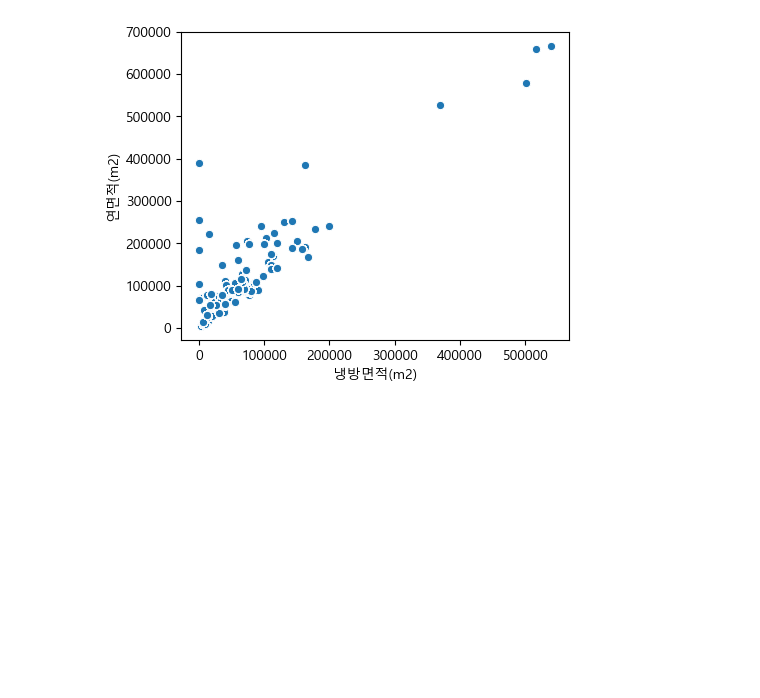
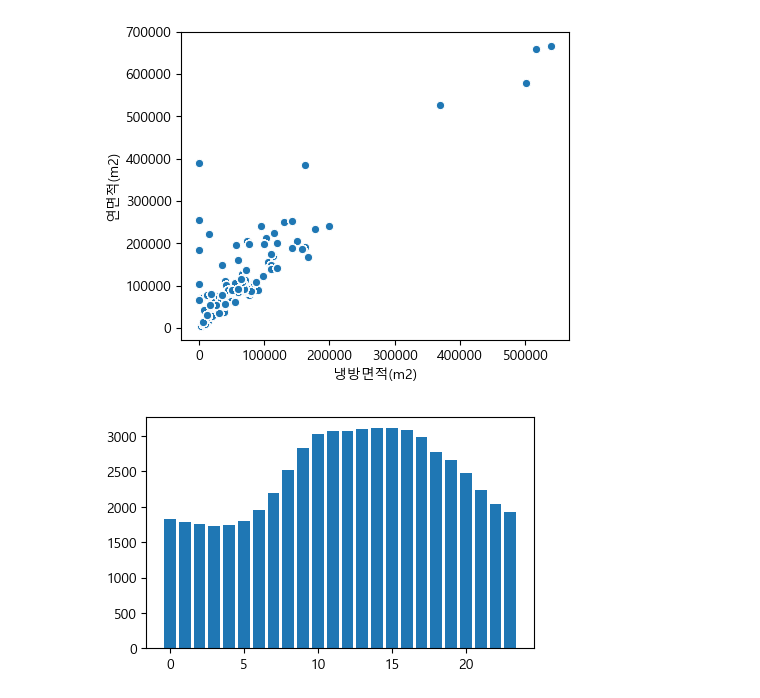
Before and after one commit to Park-Young-Bin/ADP_code, a Jupyter notebook: Dacon_2023 전력사용량 예측 AI 경진대회.ipynb, the cells around one changed output. Cells and saved outputs as stored; diff of their text form; code cells hidden in the pictures; blank space fills up the shorter version.

```diff
--- a/Dacon_2023 전력사용량 예측 AI 경진대회.ipynb
+++ b/Dacon_2023 전력사용량 예측 AI 경진대회.ipynb
@@ -172,5 +198,10 @@ sns.scatterplot(data=df, y='연면적(m2)', x='냉방면적(m2)');
 # %% [output]
 [figure]
 # %%
-# 시간에 따른 전력소비량
+# 시간에 따른 평균 전력소비량
+hour_power = df[['hour', '전력소비량(kWh)']].groupby(['hour'], as_index=False).mean()
+plt.figure(figsize=(5,3))
+plt.bar(data=hour_power, x='hour', height='전력소비량(kWh)');
+# %% [output]
+[figure, added]
 # %%
```
Also changed, not shown: parts of 11 cells of this notebook.
